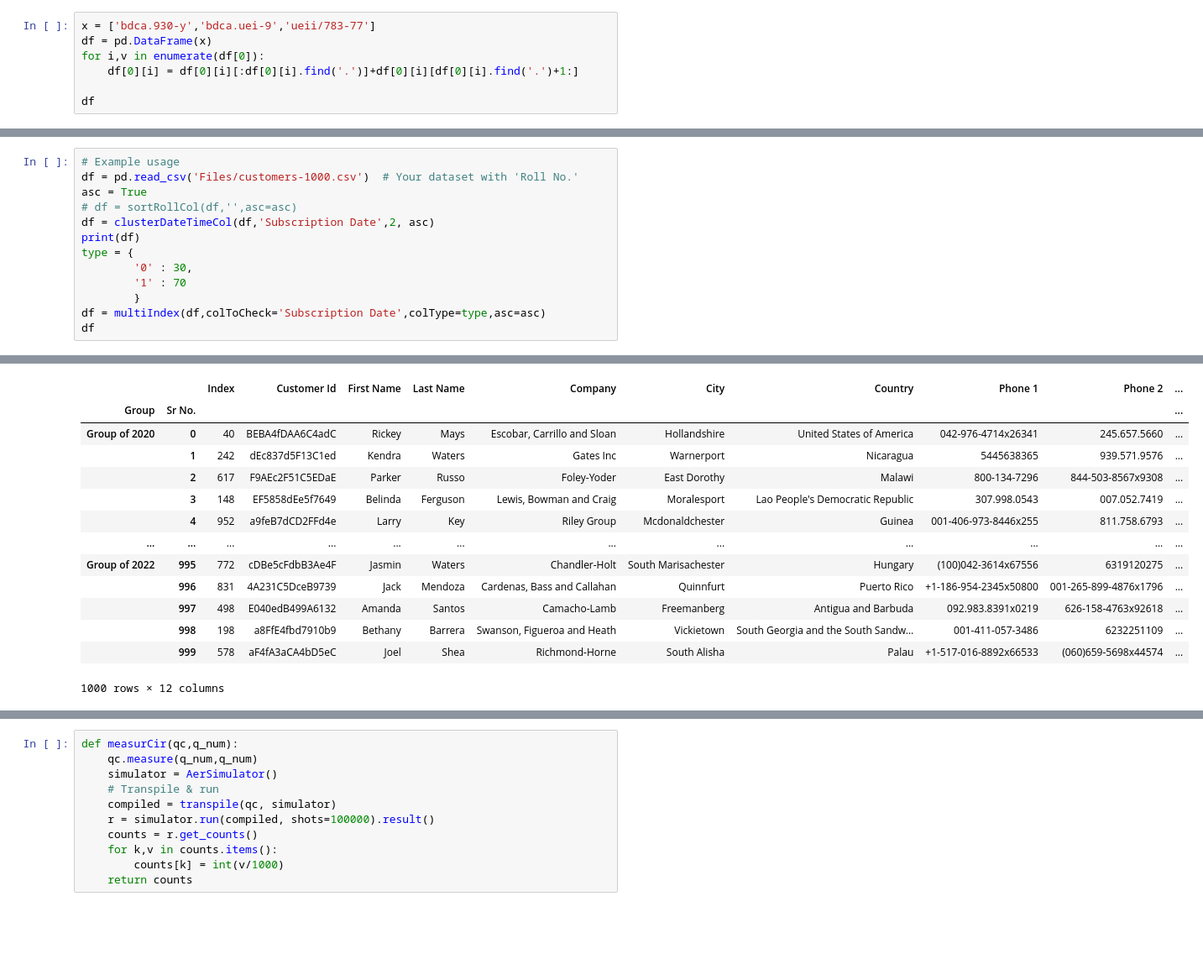
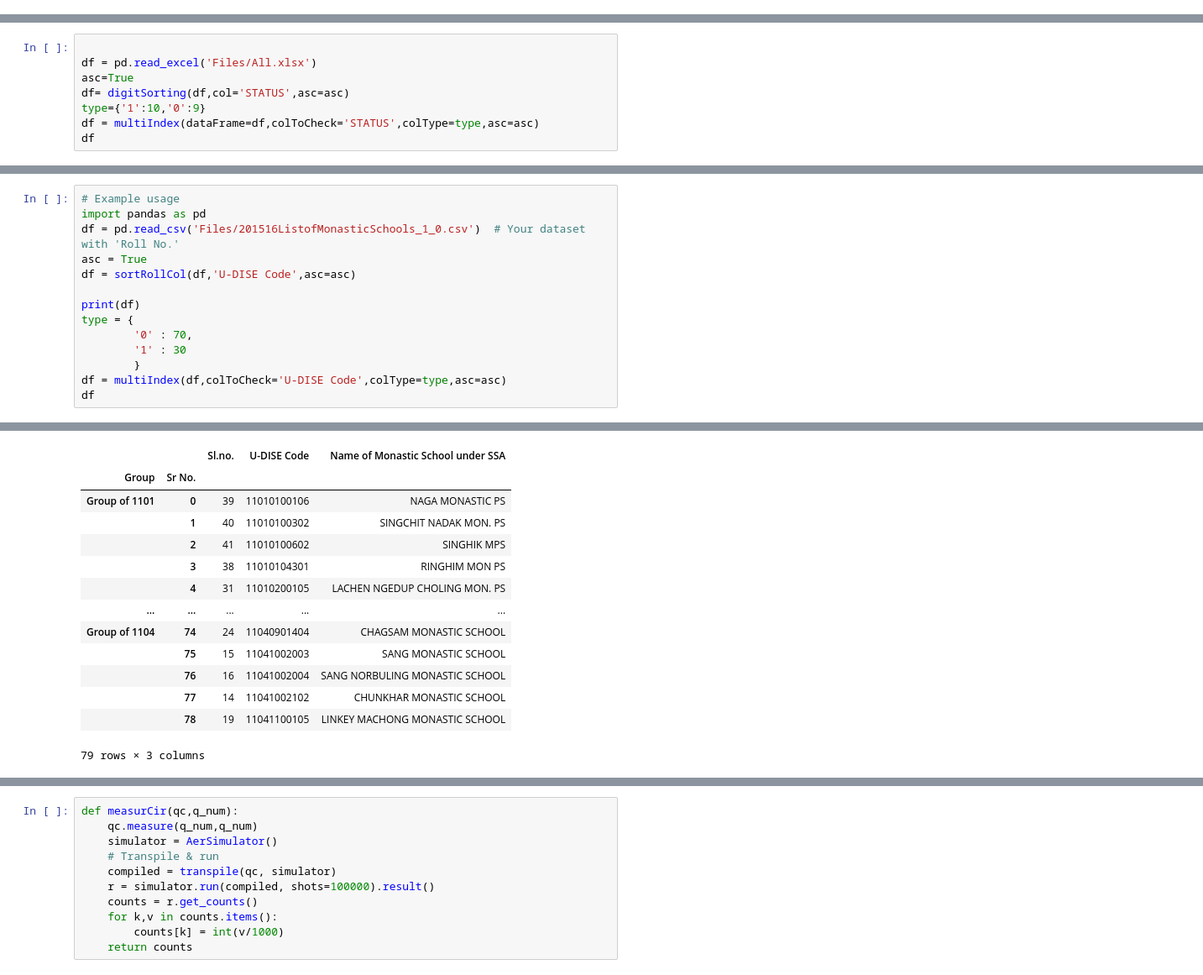
Before and after one commit to Tikesh01/Tikesh01.github.io, a Jupyter notebook: cluster_Based_Sort.ipynb, the cells around one changed output, grey strips where cells are left out. Shown at 84% size. Saved outputs shown, nothing was run; the diff lists cells and outputs as text; blank space fills up the shorter version.

```diff
--- a/cluster_Based_Sort.ipynb
+++ b/cluster_Based_Sort.ipynb
@@ -134,7 +136,0 @@ print(df)
-# %%
-x = ['bdca.930-y','bdca.uei-9','ueii/783-77']
-df = pd.DataFrame(x)
-for i,v in enumerate(df[0]):
-    df[0][i] = df[0][i][:df[0][i].find('.')]+df[0][i][df[0][i].find('.')+1:]
-
-df
@@ -181,0 +237,8 @@ def kmeansOnString(df,col):
+# %%
+
+df = pd.read_excel('Files/All.xlsx')
+asc=True
+df= digitSorting(df,col='STATUS',asc=asc)
+type={'1':10,'0':9}
+df = multiIndex(dataFrame=df,colToCheck='STATUS',colType=type,asc=asc)
+df
@@ -269,14 +384,15 @@ def get_last_indices_of_each_year(date_series, YearOnly=False,rol=False, a=0.60,
 # %%
 # Example usage
-df = pd.read_csv('Files/customers-1000.csv')  # Your dataset with 'Roll No.'
+import pandas as pd
+df = pd.read_csv('Files/201516ListofMonasticSchools_1_0.csv')  # Your dataset with 'Roll No.'
 asc = True
-# df = sortRollCol(df,'',asc=asc)
-df = clusterDateTimeCol(df,'Subscription Date',2, asc)
+df = sortRollCol(df,'U-DISE Code',asc=asc)
+
 print(df)
 type = {
-        '0' : 30,
-        '1' : 70
+        '0' : 70,
+        '1' : 30
         }
-df = multiIndex(df,colToCheck='Subscription Date',colType=type,asc=asc)
+df = multiIndex(df,colToCheck='U-DISE Code',colType=type,asc=asc)
 df
 # %% [output]
@@ -299,18 +415,18 @@ Subscription Date date called
 Multicalled
-|  |  | Index | Customer Id | First Name | Last Name | Company | City | Country | Phone 1 | Phone 2 | ... |
-| Group | Sr No. |  |  |  |  |  |  |  |  |  | ... |
-| Group of 2020 | 0 | 40 | BEBA4fDAA6C4adC | Rickey | Mays | Escobar, Carrillo and Sloan | Hollandshire | United States of America | 042-976-4714x26341 | 245.657.5660 | ... |
-|  | 1 | 242 | dEc837d5F13C1ed | Kendra | Waters | Gates Inc | Warnerport | Nicaragua | 5445638365 | 939.571.9576 | ... |
-|  | 2 | 617 | F9AEc2F51C5EDaE | Parker | Russo | Foley-Yoder | East Dorothy | Malawi | 800-134-7296 | 844-503-8567x9308 | ... |
-|  | 3 | 148 | EF5858dEe5f7649 | Belinda | Ferguson | Lewis, Bowman and Craig | Moralesport | Lao People's Democratic Republic | 307.998.0543 | 007.052.7419 | ... |
-|  | 4 | 952 | a9feB7dCD2FFd4e | Larry | Key | Riley Group | Mcdonaldchester | Guinea | 001-406-973-8446x255 | 811.758.6793 | ... |
-| ... | ... | ... | ... | ... | ... | ... | ... | ... | ... | ... | ... |
-| Group of 2022 | 995 | 772 | cDBe5cFdbB3Ae4F | Jasmin | Waters | Chandler-Holt | South Marisachester | Hungary | (100)042-3614x67556 | 6319120275 | ... |
-|  | 996 | 831 | 4A231C5DceB9739 | Jack | Mendoza | Cardenas, Bass and Callahan | Quinnfurt | Puerto Rico | +1-186-954-2345x50800 | 001-265-899-4876x1796 | ... |
-|  | 997 | 498 | E040edB499A6132 | Amanda | Santos | Camacho-Lamb | Freemanberg | Antigua and Barbuda | 092.983.8391x0219 | 626-158-4763x92618 | ... |
-|  | 998 | 198 | a8FfE4fbd7910b9 | Bethany | Barrera | Swanson, Figueroa and Heath | Vickietown | South Georgia and the South Sandw... | 001-411-057-3486 | 6232251109 | ... |
-|  | 999 | 578 | aF4fA3aCA4bD5eC | Joel | Shea | Richmond-Horne | South Alisha | Palau | +1-517-016-8892x66533 | (060)659-5698x44574 | ... |
+|  |  | Sl.no. | U-DISE Code | Name of Monastic School under SSA |
+| Group | Sr No. |  |  |  |
+| Group of 1101 | 0 | 39 | 11010100106 | NAGA MONASTIC PS |
+|  | 1 | 40 | 11010100302 | SINGCHIT NADAK MON. PS |
+|  | 2 | 41 | 11010100602 | SINGHIK MPS |
+|  | 3 | 38 | 11010104301 | RINGHIM MON PS |
+|  | 4 | 31 | 11010200105 | LACHEN NGEDUP CHOLING MON. PS |
+| ... | ... | ... | ... | ... |
+| Group of 1104 | 74 | 24 | 11040901404 | CHAGSAM MONASTIC SCHOOL |
+|  | 75 | 15 | 11041002003 | SANG MONASTIC SCHOOL |
+|  | 76 | 16 | 11041002004 | SANG NORBULING MONASTIC SCHOOL |
+|  | 77 | 14 | 11041002102 | CHUNKHAR MONASTIC SCHOOL |
+|  | 78 | 19 | 11041100105 | LINKEY MACHONG MONASTIC SCHOOL |
-1000 rows × 12 columns
+79 rows × 3 columns
 # %%
 from qiskit import QuantumCircuit
 import pandas as pd
```
Also changed, not shown: parts of 13 cells of this notebook, 2 other files.
